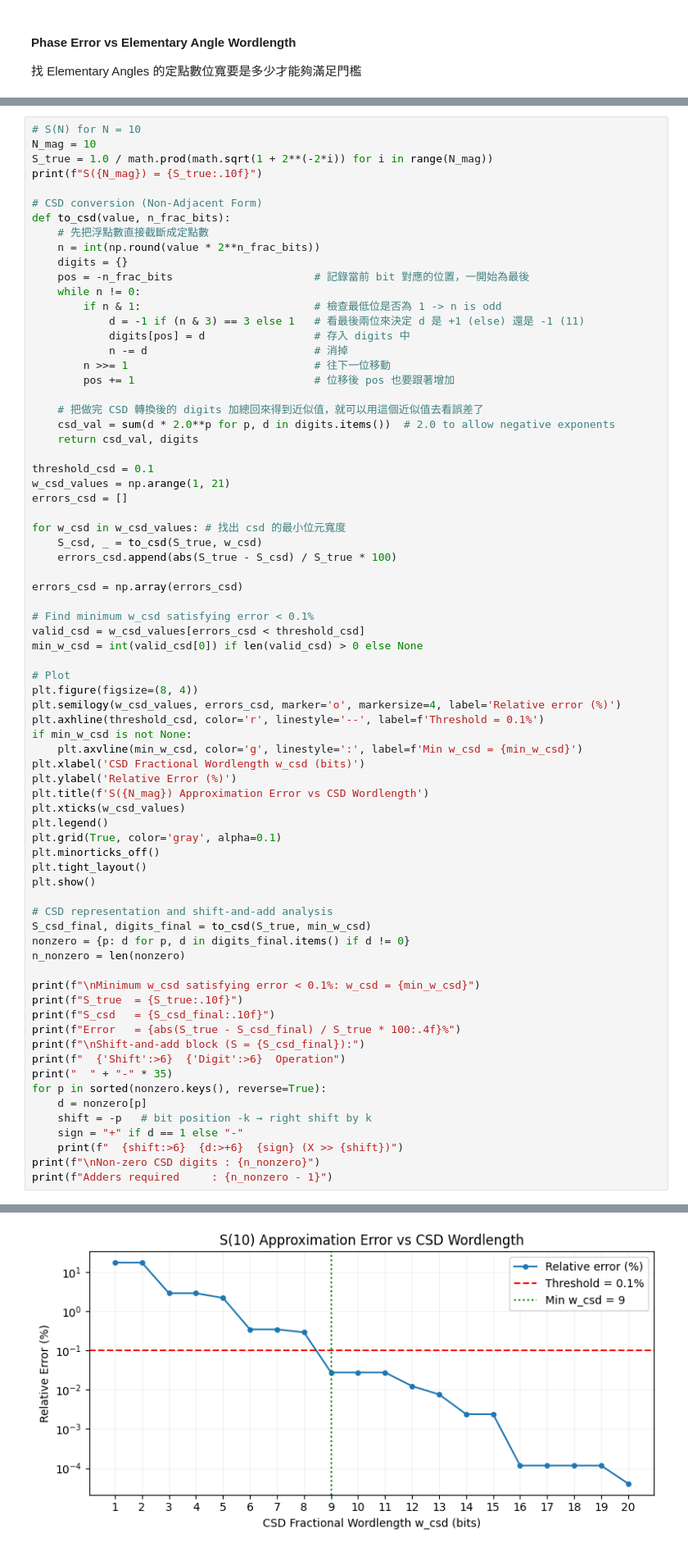
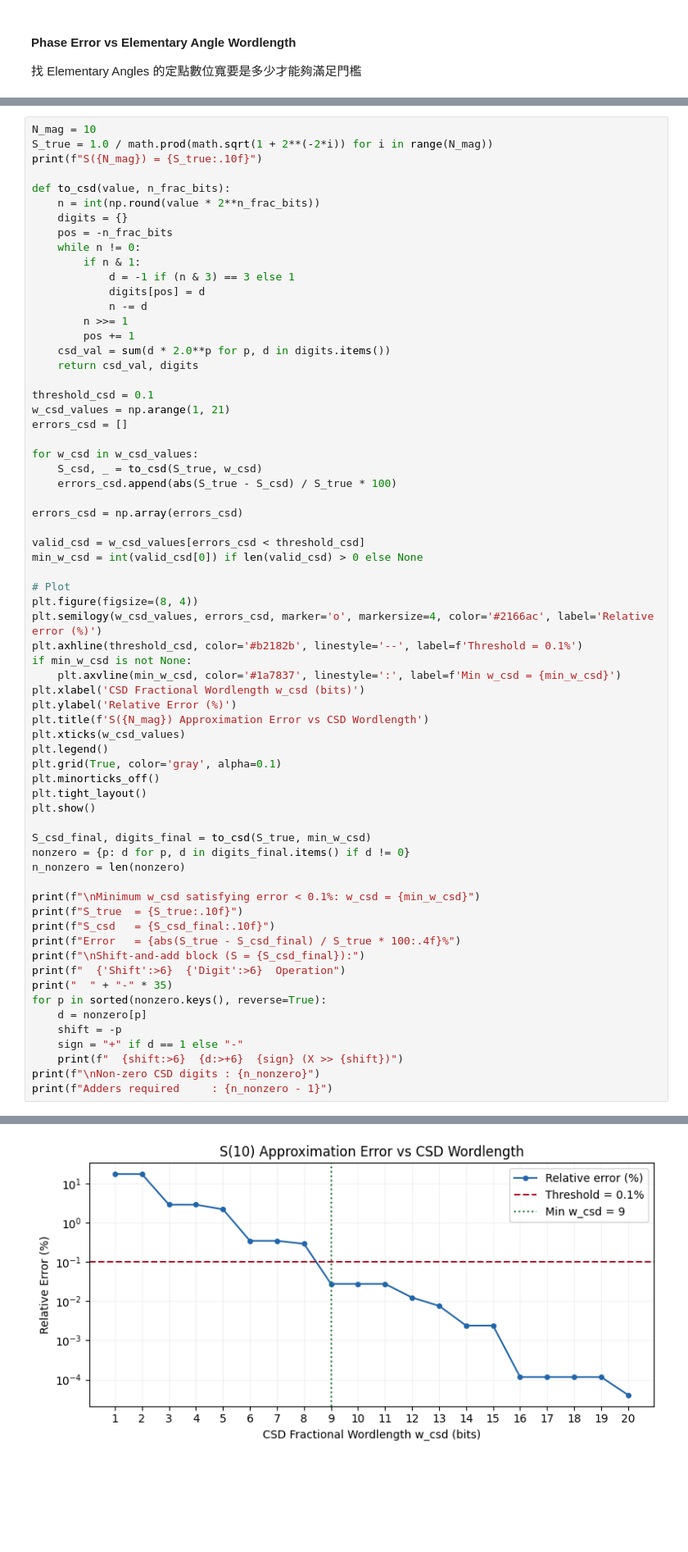
Before and after one commit to akira2963753/DSP-In-VLSI, a Jupyter notebook: HW4-CORDIC/HW4.ipynb, the cells around one changed output, grey strips where cells are left out. Shown at 82% size. Saved outputs shown, nothing was run; the diff lists cells and outputs as text; blank space fills up the shorter version.

```diff
--- a/HW4-CORDIC/HW4.ipynb
+++ b/HW4-CORDIC/HW4.ipynb
@@ -241,79 +225,72 @@ Elementary Angles LUT (S=10 stages):
 # %%
-# S(N) for N = 10
 N_mag = 10
 S_true = 1.0 / math.prod(math.sqrt(1 + 2**(-2*i)) for i in range(N_mag))
 print(f"S({N_mag}) = {S_true:.10f}")
 
-# CSD conversion (Non-Adjacent Form)
 def to_csd(value, n_frac_bits):
-    # 先把浮點數直接截斷成定點數
     n = int(np.round(value * 2**n_frac_bits))
     digits = {}
-    pos = -n_frac_bits                      # 記錄當前 bit 對應的位置，一開始為最後
+    pos = -n_frac_bits
     while n != 0:
-        if n & 1:                           # 檢查最低位是否為 1 -> n is odd
-            d = -1 if (n & 3) == 3 else 1   # 看最後兩位來決定 d 是 +1 (else) 還是 -1 (11)
-            digits[pos] = d                 # 存入 digits 中
-            n -= d                          # 消掉
-        n >>= 1                             # 往下一位移動
-        pos += 1                            # 位移後 pos 也要跟著增加
-
-    # 把做完 CSD 轉換後的 digits 加總回來得到近似值，就可以用這個近似值去看誤差了
-    csd_val = sum(d * 2.0**p for p, d in digits.items())  # 2.0 to allow negative exponents
+        if n & 1:
+            d = -1 if (n & 3) == 3 else 1
+            digits[pos] = d
+            n -= d
+        n >>= 1
+        pos += 1
+    csd_val = sum(d * 2.0**p for p, d in digits.items())
     return csd_val, digits
 
 threshold_csd = 0.1
 w_csd_values = np.arange(1, 21)
 errors_csd = []
 
-for w_csd in w_csd_values: # 找出 csd 的最小位元寬度
+for w_csd in w_csd_values:
     S_csd, _ = to_csd(S_true, w_csd)
     errors_csd.append(abs(S_true - S_csd) / S_true * 100)
 
 errors_csd = np.array(errors_csd)
 
-# Find minimum w_csd satisfying error < 0.1%
 valid_csd = w_csd_values[errors_csd < threshold_csd]
 min_w_csd = int(valid_csd[0]) if len(valid_csd) > 0 else None
 
 # Plot
 plt.figure(figsize=(8, 4))
-plt.semilogy(w_csd_values, errors_csd, marker='o', markersize=4, label='Relative error (%)')
-plt.axhline(threshold_csd, color='r', linestyle='--', label=f'Threshold = 0.1%')
+plt.semilogy(w_csd_values, errors_csd, marker='o', markersize=4, color='#2166ac', label='Relative error (%)')
+plt.axhline(threshold_csd, color='#b2182b', linestyle='--', label=f'Threshold = 0.1%')
 if min_w_csd is not None:
-    plt.axvline(min_w_csd, color='g', linestyle=':', label=f'Min w_csd = {min_w_csd}')
+    plt.axvline(min_w_csd, color='#1a7837', linestyle=':', label=f'Min w_csd = {min_w_csd}')
 plt.xlabel('CSD Fractional Wordlength w_csd (bits)')
 plt.ylabel('Relative Error (%)')
 plt.title(f'S({N_mag}) Approximation Error vs CSD Wordlength')
 plt.xticks(w_csd_values)
 plt.legend()
 plt.grid(True, color='gray', alpha=0.1)
 plt.minorticks_off()
 plt.tight_layout()
 plt.show()
 
-# CSD representation and shift-and-add analysis
 S_csd_final, digits_final = to_csd(S_true, min_w_csd)
 nonzero = {p: d for p, d in digits_final.items() if d != 0}
 n_nonzero = len(nonzero)
 
 print(f"\nMinimum w_csd satisfying error < 0.1%: w_csd = {min_w_csd}")
 print(f"S_true  = {S_true:.10f}")
 print(f"S_csd   = {S_csd_final:.10f}")
 print(f"Error   = {abs(S_true - S_csd_final) / S_true * 100:.4f}%")
 print(f"\nShift-and-add block (S = {S_csd_final}):")
 print(f"  {'Shift':>6}  {'Digit':>6}  Operation")
 print("  " + "-" * 35)
 for p in sorted(nonzero.keys(), reverse=True):
     d = nonzero[p]
-    shift = -p   # bit position -k → right shift by k
+    shift = -p
     sign = "+" if d == 1 else "-"
     print(f"  {shift:>6}  {d:>+6}  {sign} (X >> {shift})")
 print(f"\nNon-zero CSD digits : {n_nonzero}")
 print(f"Adders required     : {n_nonzero - 1}")
 # %% [output]
 S(10) = 0.6072533211
-[figure, old version]
+[figure, new version]
 Minimum w_csd satisfying error < 0.1%: w_csd = 9
 S_true  = 0.6072533211
 S_csd   = 0.6074218750
```
Also changed, not shown: parts of 10 cells of this notebook, 41 other files.
